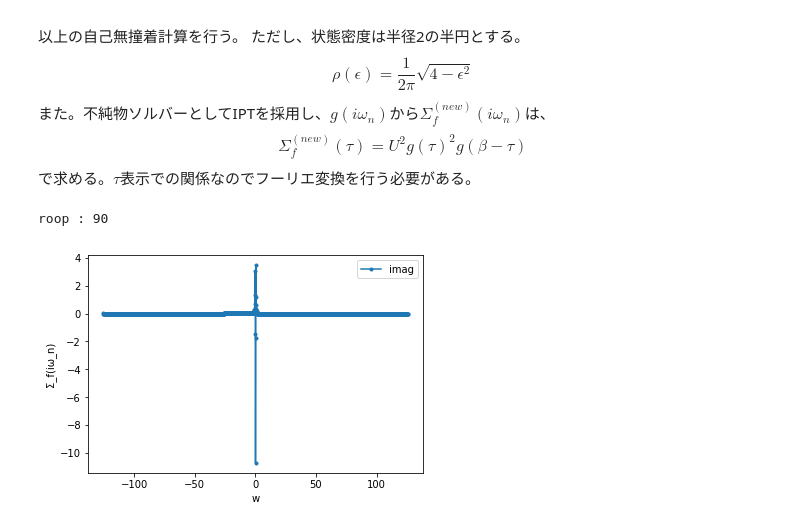
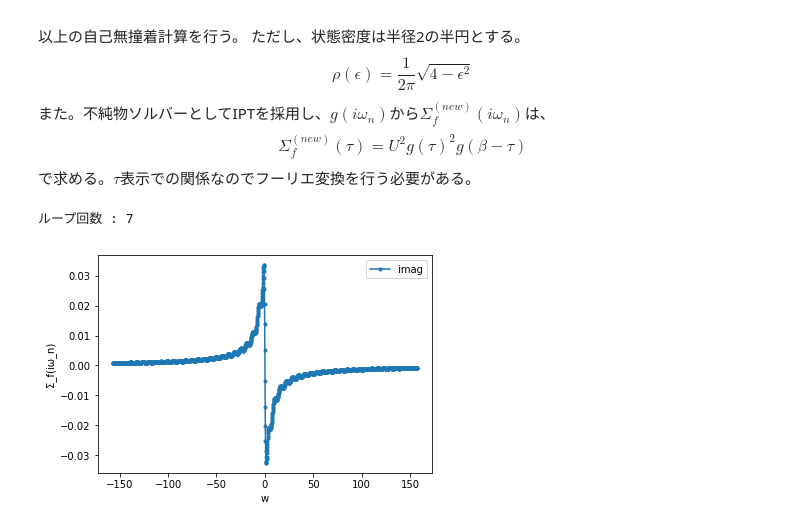
Before and after one commit to ykamizato/IPT, a Jupyter notebook: DMFT by IPT.ipynb, the cells around one changed output. Saved outputs shown, nothing was run; the diff lists cells and outputs as text; code cells hidden in the pictures.

```diff
--- a/DMFT by IPT.ipynb
+++ b/DMFT by IPT.ipynb
@@ -60,40 +60,42 @@ import numpy as np
 from scipy.interpolate import interp1d
 from matplotlib import pyplot as plt
 # %%
-n_tau = 1000
-beta = 50
+n_tau = 101
+beta = 40
 tau = np.linspace(0, beta, n_tau)
 n_w = np.arange(-1000,1001)
 w = np.pi*(2*n_w+1)/beta
 
 #自己無撞着計算の1回分の計算を行う関数を定義
 
-def S_iw_new(beta,S_iw,U):
+def S_iw_to_S_iw_new(S_iw,U):
     '''
-    S_iw_new(beta,S_iw,U)
-    beta:逆温度,  S_iw:自己エネルギーΣ_f(iω_n),  U:相互作用の大きさ
+    S_iw_new(S_iw,U)
+    S_iw:自己エネルギーΣ_f(iω_n),  U:相互作用の大きさ
 
     '''
 
     #(3)式の積分計算を2重指数関数型積分で行う。
 
     h = 1/200                  #刻み幅
-    i = np.arange(-1000,1001)  #和の打ち切り範囲
-    G_matrix = 1/(np.fromfunction(lambda n,j:1j*w[n-1]-2*np.tanh(np.pi/2*np.sinh(i[j-1]*h)), \
-                                  (len(w),len(i)),dtype = int) - S_iw)
-    w_vector=np.cosh(i*h)/((np.cosh(np.pi/2*np.sinh(i*h)))**3)
+    K = np.arange(-1000,1001)  #和の打ち切り範囲
+    G_matrix = 1/(np.fromfunction(lambda n,k:1j*w[n]-2*np.tanh(np.pi/2*np.sinh(K[k]*h)), \
+                                  (len(w),len(K)),dtype = int) - S_iw)
+    w_vector=np.cosh(K*h)/((np.cosh(np.pi/2*np.sinh(K*h)))**3)
     G_iw = h*np.dot(G_matrix,w_vector)
 
     assert G_iw.shape == (len(w),)
+
+    #(1)式を用いてg(iω_n)を導く。
 
     g_iw = 1/(1/G_iw + S_iw)
 
     assert g_iw.shape == (len(w),)
 
-    #フーリエ級数をとってτ表示へ
+    #フーリエ級数をとってg(iω_n)⇒g(τ)に。
 
-    exp_matrix = np.fromfunction(lambda n,t : np.exp(-1j*w[n-1]*tau[t-1]), (len(w), n_tau),dtype=int )
-    g_tau = (1/beta)*np.dot(g_iw-1/(1j*w), exp_matrix) - 1/2
+    exp_matrix = np.fromfunction(lambda t,n : np.exp(-1j*w[n]*tau[t]), (n_tau, len(w)),dtype=int )
+    g_tau = (1/beta)*np.dot(exp_matrix, g_iw-1/(1j*w)) - 1/2
 
     assert g_tau.shape == (n_tau,)
 
@@ -103,14 +105,15 @@ def S_iw_new(beta,S_iw,U):
 
     #Σ(τ)を3次スプライン補間
 
-    S_tau_func = interp1d(tau, S_tau, kind='cubic')
+    S_tau_func = interp1d(tau, S_tau, kind="cubic")
 
     #Σ(τ)を（台形則による）フーリエ変換でΣ_f(iω_n)へ
 
-    N = 10000 #分割数
-    tau_new = np.linspace(0, beta, N)
-    exp_matrix = np.fromfunction(lambda n,t : np.exp(1j*w[n-1]*tau_new[t-1]), (len(w), N),dtype=int )
-    S_iw_new = (beta/N)*np.dot(exp_matrix, S_tau_func(tau_new)+1/2) + 1/(1j*w)
+    N = 10001 #分割数
+    tau_new = np.delete(np.linspace(1, beta, N),N-1)
+    S = S_tau_func(tau_new)
+    exp_matrix = np.fromfunction(lambda n,t : np.exp(1j*w[n]*tau_new[t]), (len(w), N-1),dtype=int )
+    S_iw_new = beta/(N-1)*np.dot(exp_matrix, S)
 
     assert S_iw_new.shape == (len(w),)
 
@@ -120,44 +123,45 @@ def S_iw_new(beta,S_iw,U):
 
 #自己無撞着計算をする関数を定義。
 
-def recur(beta,U,k=0) :
+def recur(U,k=0) :
     '''
-    recur(beta,U,k=0)
-    beta:逆温度,  U:相互作用,  k:混ざり具合(0≦k≦1)
+    recur(U,k=0)
+    U:相互作用,  k:混ざり具合(0≦k≦1)
 
     '''
 
     #Σ_f(iω_n)をゼロに初期化。
 
     S_iw = np.zeros_like(w)
 
     for i in range(100) :  #ループ回数の上限を100回とする。
 
-        S_iw_next = (1-k)*S_iw_new(beta,S_iw,U) + k*S_iw
+        S_iw_new = (1-k)*S_iw_to_S_iw_new(S_iw,U) + k*S_iw
 
-        #すべての要素の誤差が閾値以下ならループを抜け出す。
+        #ループ5回以上、かつすべての要素の誤差が閾値以下ならループを抜け出す。
 
-        if np.all(abs( (S_iw_next-S_iw).imag/max(S_iw_next) ) ) < 0.001 :
+        if i>5 and np.all(abs( (S_iw_new-S_iw).imag/max(S_iw_new).imag ) < 0.001 )  :
             print('ループ回数 :',i+1)
-            return S_iw_next
+            return S_iw_new
             break
 
-        S_iw = S_iw_next
+        S_iw = S_iw_new
 
     else :
         print('収束せず')
+        return S_iw_new
 
 
-S_iw_U1 = recur(beta=50,U=1)
+S_iw_U1 = recur(U=1)
 
 plt.plot(w, S_iw_U1.imag, label='imag', marker='.')
 plt.xlabel('w')
 plt.ylabel('Σ_f(iω_n)')
 plt.legend()
 plt.show()
 # %% [output]
-roop : 90
+ループ回数 : 7
-[figure, old version]
+[figure, new version]
 # %%
 S_iw_matrix = S_iw_U1
 
```
Also changed, not shown: parts of 3 cells of this notebook.
